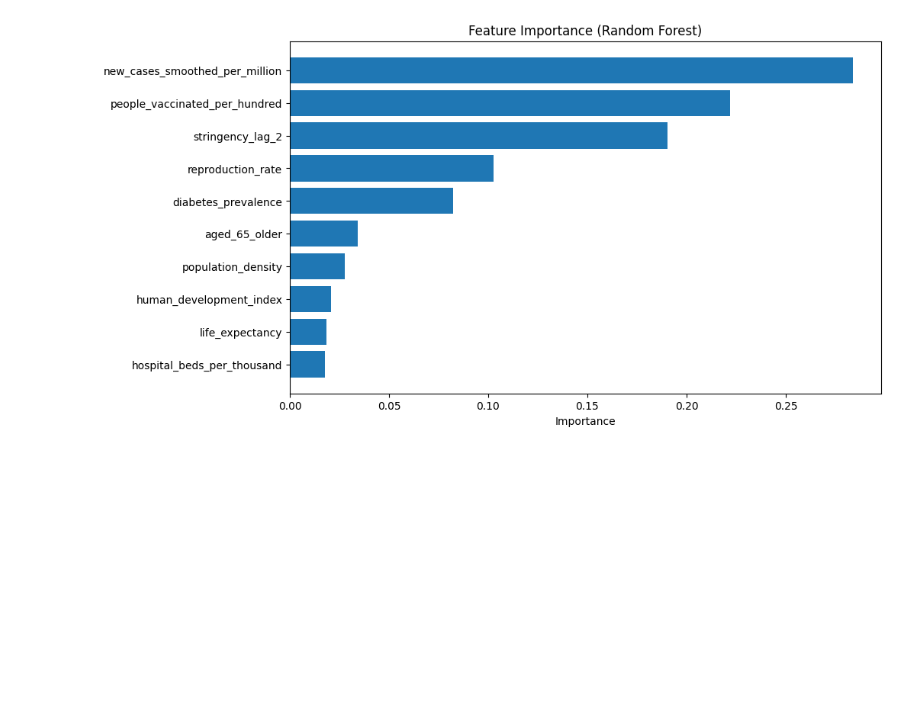
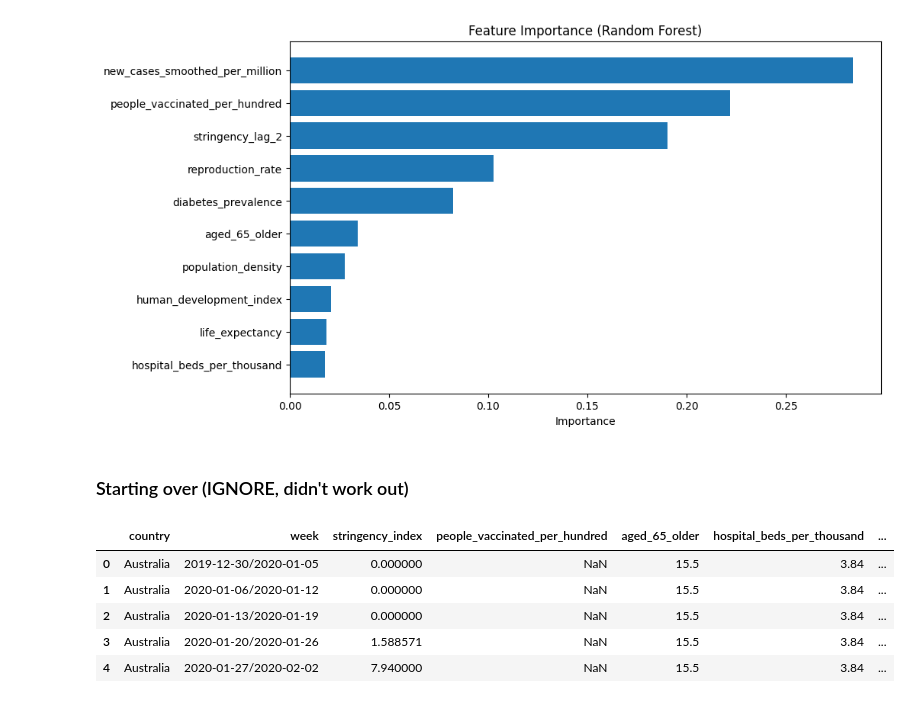
Before and after one commit to RithikaCheela/Data-Visualizations-Project, a Jupyter notebook: V6.ipynb, the cells around one changed output. Saved outputs shown, nothing was run; the diff lists cells and outputs as text; code cells hidden in the pictures; blank space fills up the shorter version.

```diff
--- a/V6.ipynb
+++ b/V6.ipynb
@@ -459,3 +459,5 @@ Feature Importance:
 [figure]
 # %%
 ## reproduction rate: On average, how many people one infected person spreads the virus to at a given time
+# %% [markdown]
+### Starting over (IGNORE, didn't work out)
@@ -461,0 +484,46 @@ Feature Importance:
+# %%
+df['week'] = df['date'].dt.to_period('W')
+# %%
+# =========================
+# 4. Aggregate to weekly level
+# =========================
+# Explanatory features:
+# - stringency_index: time-varying, use mean
+# - people_vaccinated_per_hundred: time-varying, use mean
+# - aged_65_older: static, use first
+# - hospital_beds_per_thousand: static, use first
+# - human_development_index: static, use first
+# - population_density: static, use first
+# - target: new_deaths_smoothed_per_million, use mean
+
+weekly_df = (
+    df.groupby(['country', 'week'])
+    .agg({
+        'stringency_index': 'mean',
+        'people_vaccinated_per_hundred': 'mean',
+        'aged_65_older': 'first',
+        'hospital_beds_per_thousand': 'first',
+        'human_development_index': 'first',
+        'population_density': 'first',
+        'new_deaths_smoothed_per_million': 'mean'
+    })
+    .reset_index()
+)
+# %%
+weekly_df = weekly_df.sort_values(['country', 'week'])
+weekly_df.head()
+weekly_df['stringency_index'] = (
+    weekly_df.groupby('country')['stringency_index'].ffill()
+)
+# %%
+weekly_df['stringency_lag_2'] = (
+    weekly_df.groupby('country')['stringency_index'].shift(2)
+)
+weekly_df.head()
+# %% [output]
+|  | country | week | stringency_index | people_vaccinated_per_hundred | aged_65_older | hospital_beds_per_thousand | ... |
+| 0 | Australia | 2019-12-30/2020-01-05 | 0.000000 | NaN | 15.5 | 3.84 | ... |
+| 1 | Australia | 2020-01-06/2020-01-12 | 0.000000 | NaN | 15.5 | 3.84 | ... |
+| 2 | Australia | 2020-01-13/2020-01-19 | 0.000000 | NaN | 15.5 | 3.84 | ... |
+| 3 | Australia | 2020-01-20/2020-01-26 | 1.588571 | NaN | 15.5 | 3.84 | ... |
+| 4 | Australia | 2020-01-27/2020-02-02 | 7.940000 | NaN | 15.5 | 3.84 | ... |
```
Also changed, not shown: parts of 12 cells of this notebook, 1 other file.
